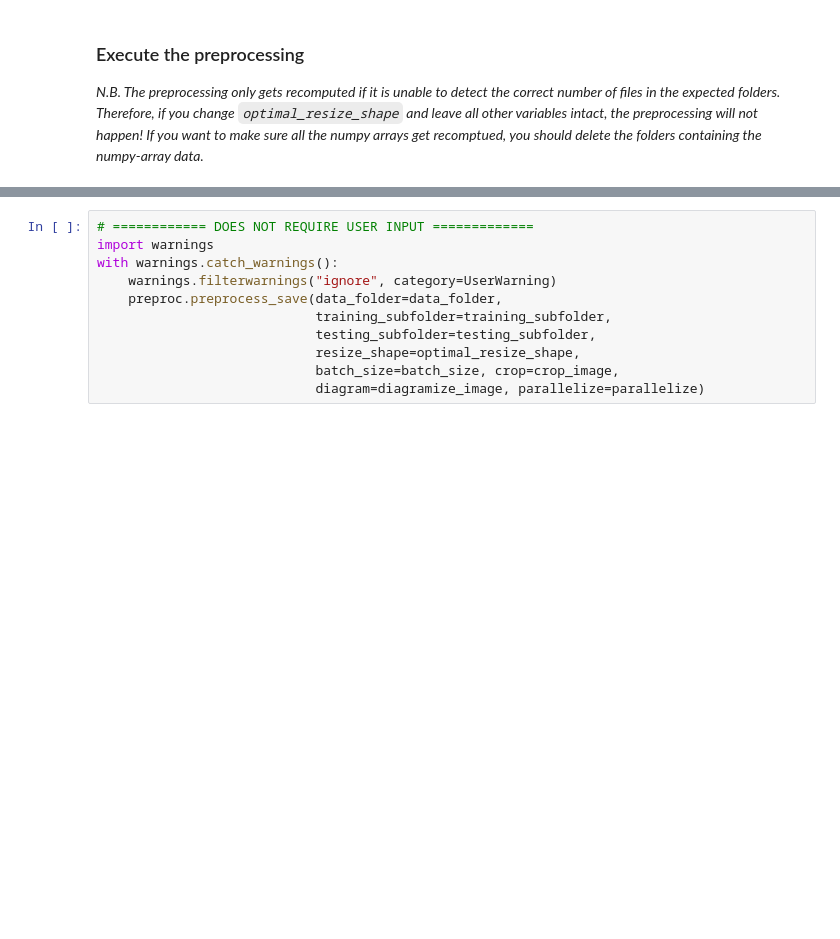
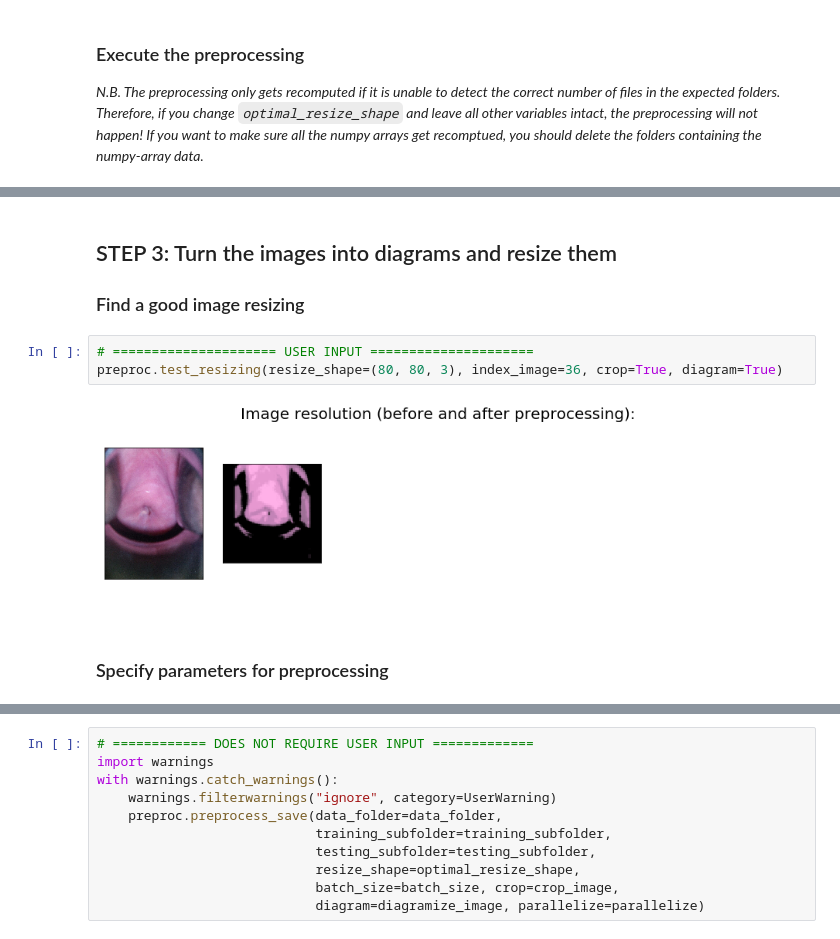
Before and after one commit to Mamta-Arora/Kaggle-MobileODT-Cancer-Screening, a Jupyter notebook: FullWorkflow.ipynb, the cells around one changed output, grey strips where cells are left out. Cells and saved outputs as stored; diff of their text form; blank space fills up the shorter version.

```diff
--- a/FullWorkflow.ipynb
+++ b/FullWorkflow.ipynb
@@ -119,0 +180,11 @@ parallelize = True
+# %% [markdown]
+## STEP 3: Turn the images into diagrams and resize them
+
+### Find a good image resizing
+# %%
+# ===================== USER INPUT =====================
+preproc.test_resizing(resize_shape=(80, 80, 3), index_image=36, crop=True, diagram=True)
+# %% [output]
+[figure, added]
+# %% [markdown]
+### Specify parameters for preprocessing
```
Also changed, not shown: parts of 52 cells of this notebook.
